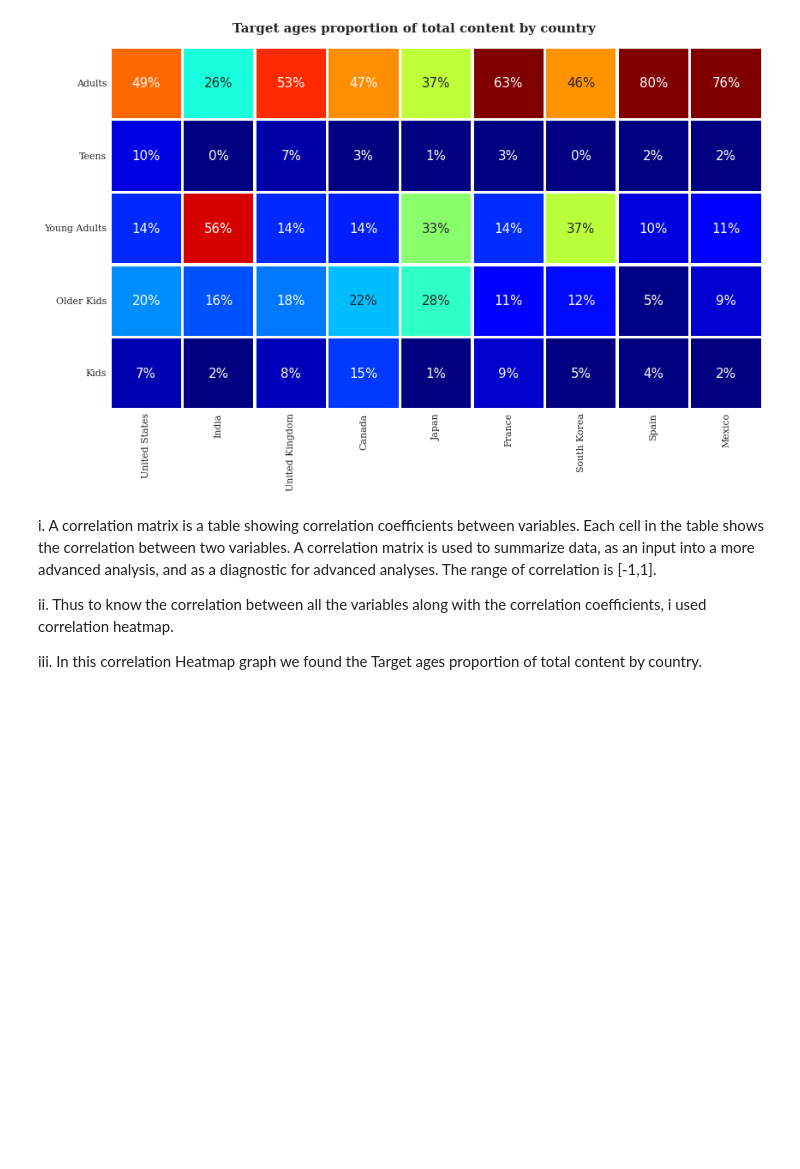
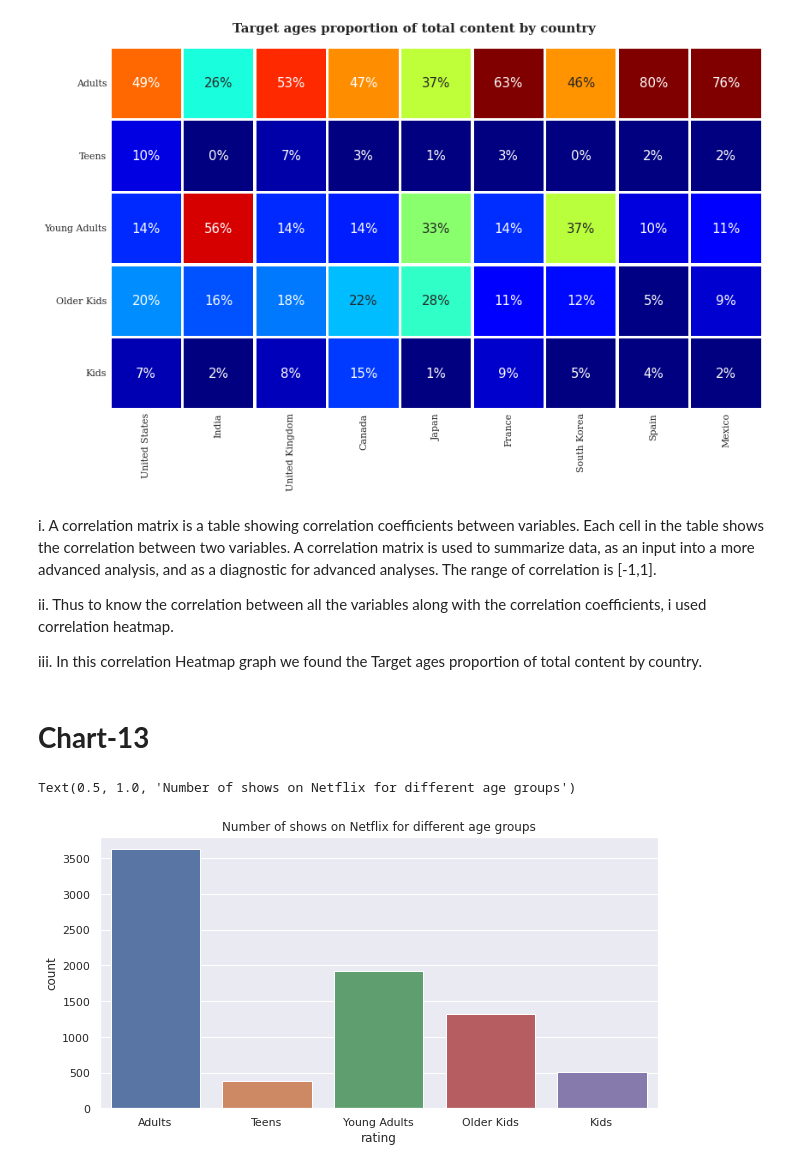
Before and after one commit to PradnyaPagar01/Netflix-Movie-and-TV-Shows-Clustering, a Jupyter notebook: Netflix_Movie_and_TV_Shows_Clustering.ipynb, the cells around one changed output. Drawn from its saved outputs; the diff is of its cells as text; code cells hidden in the pictures; blank space fills up the shorter version.

```diff
--- a/Netflix_Movie_and_TV_Shows_Clustering.ipynb
+++ b/Netflix_Movie_and_TV_Shows_Clustering.ipynb
@@ -791,3 +785,13 @@ i. A correlation matrix is a table showing correlation coefficients between vari
 ii. Thus to know the correlation between all the variables along with the correlation coefficients, i used correlation heatmap.
 
 iii. In this correlation Heatmap graph we found the Target ages proportion of total content by country.
+# %% [markdown]
+# **Chart-13**
+# %%
+# Age ratings for shows in the dataset
+plt.figure(figsize=(10,5))
+sns.countplot(x='rating',data=netflix_df)
+plt.title('Number of shows on Netflix for different age groups')
+# %% [output]
+Text(0.5, 1.0, 'Number of shows on Netflix for different age groups')
+[figure, added]
```
Also changed, not shown: parts of 61 cells of this notebook.
